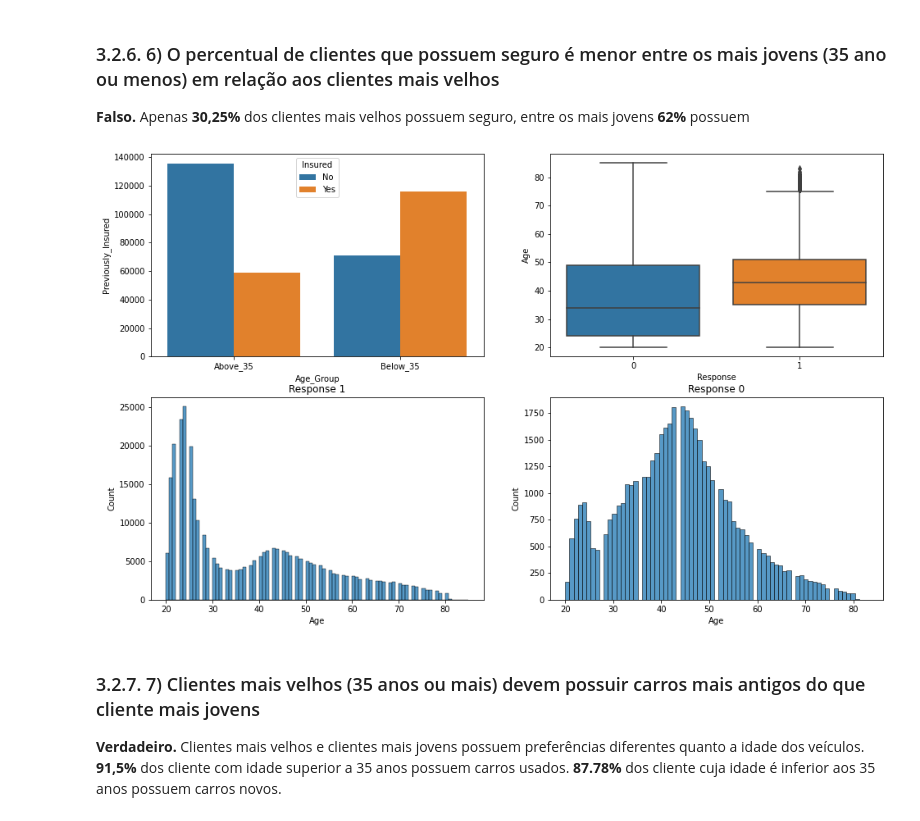
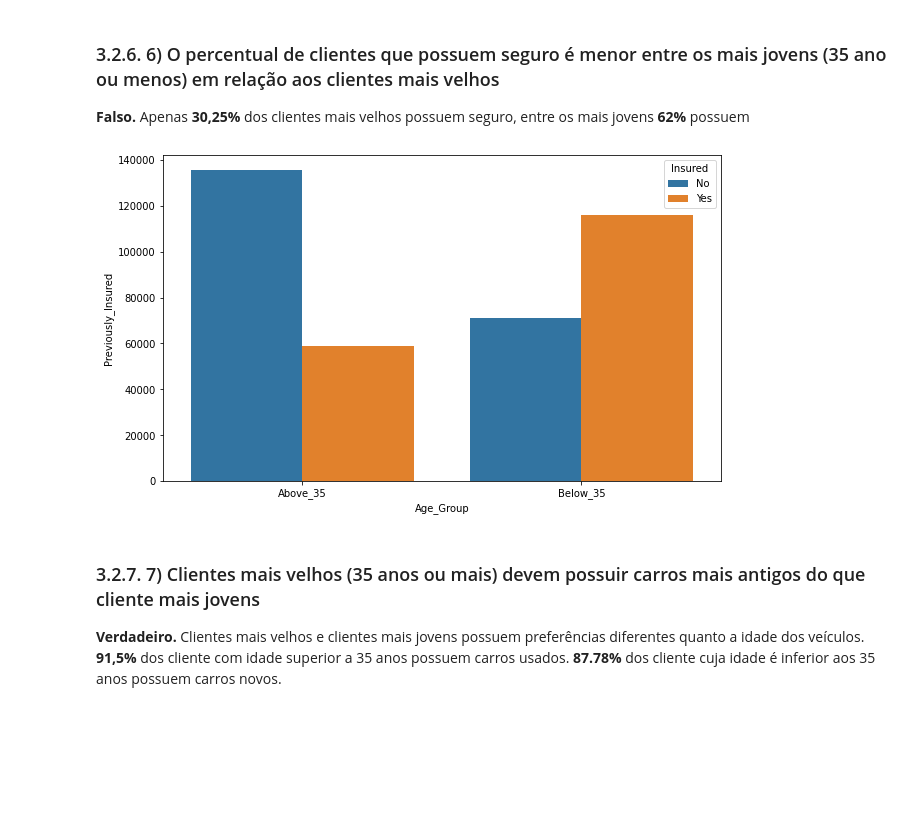
Before and after one commit to cristiandaco/health_insurance_cross_sell, a Jupyter notebook: 07_model_performance.ipynb, the cells around one changed output. Saved outputs shown, nothing was run; the diff lists cells and outputs as text; code cells hidden in the pictures; blank space fills up the shorter version.

```diff
--- a/07_model_performance.ipynb
+++ b/07_model_performance.ipynb
@@ -284,26 +284,11 @@ sns.barplot( x = 'Gender', y = 'Annual_Premium', data = aux5 );
 **Falso.** Apenas **30,25%** dos clientes mais velhos possuem seguro, entre os mais jovens **62%** possuem
 # %%
 aux6 = df3[['Previously_Insured', 'Insured', 'Age_Group']].groupby( ['Age_Group', 'Insured'] ).count().reset_index()
-aux61 = df3.loc[df3['Response'] == 0, 'Age']
-aux62 = df3.loc[df3['Response'] == 1, 'Age']
 
-
-plt.figure( figsize = (16, 10) )
-plt.subplot( 2, 2, 1 )
+plt.figure( figsize = (10, 6) )
 sns.barplot( x = 'Age_Group', y = 'Previously_Insured', hue = 'Insured', data = aux6 );
-
-plt.subplot( 2, 2, 2 )
-sns.boxplot( x = 'Response', y = 'Age', data = df3 );
-
-plt.subplot( 2, 2, 3 )
-sns.histplot( aux61 )
-plt.title( "Response 1" );
-
-plt.subplot( 2, 2, 4 )
-sns.histplot( aux62 )
-plt.title( "Response 0" );
 # %% [output]
-[figure, old version]
+[figure, new version]
 # %% [markdown]
 ### 3.2.7. 7) Clientes mais velhos (35 anos ou mais) devem possuir carros mais antigos do que cliente mais jovens
 **Verdadeiro.** Clientes mais velhos e clientes mais jovens possuem preferências diferentes quanto a idade dos veículos. **91,5%** dos cliente com idade superior a 35 anos possuem carros usados. **87.78%** dos cliente cuja idade é inferior aos 35 anos possuem carros novos.
```
Also changed, not shown: parts of 3 cells of this notebook.
